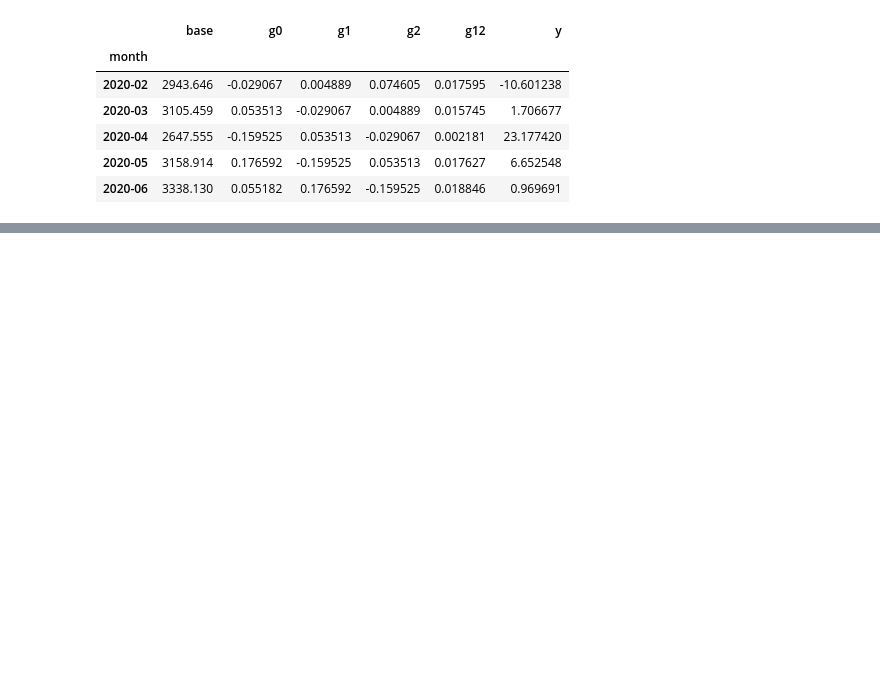
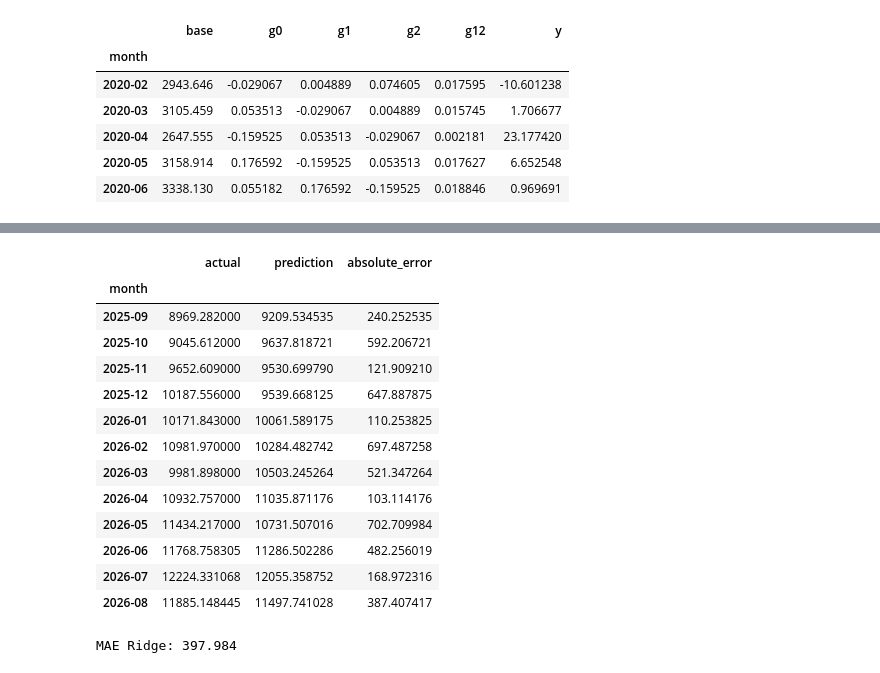
Before and after one commit to venskovalentin/belarus_dollarization_paper, a Jupyter notebook: notebooks/research_notebook.ipynb, the cells around one changed output, grey strips where cells are left out. Saved outputs shown, nothing was run; the diff lists cells and outputs as text; code cells hidden in the pictures; blank space fills up the shorter version.

```diff
--- a/notebooks/research_notebook.ipynb
+++ b/notebooks/research_notebook.ipynb
@@ -325,0 +414,56 @@ design.loc["2020-02":].head()
+# %%
+origins = pd.period_range("2025-08", "2026-07", freq="M")
+results = []
+
+for origin in origins:
+    train = design.loc[
+        (design.index + 1 <= origin - 1) & design["y"].notna()
+    ].copy()
+
+    model = make_pipeline(
+        StandardScaler(),
+        Ridge(alpha=1),
+    )
+    model.fit(train[features], train["y"])
+
+    X_predict = design.loc[[origin], features]
+    predicted_growth = model.predict(X_predict)[0]
+
+    base = design.loc[origin, "base"]
+    predicted_stock = base * np.exp(predicted_growth / 100)
+
+    actual_growth = design.loc[origin, "y"]
+    actual_stock = base * np.exp(actual_growth / 100)
+
+    results.append({
+        "month": origin + 1,
+        "actual": actual_stock,
+        "prediction": predicted_stock,
+    })
+
+ridge_results = pd.DataFrame(results).set_index("month")
+
+ridge_results["absolute_error"] = (
+    ridge_results["actual"] - ridge_results["prediction"]
+).abs()
+
+ridge_mae = ridge_results["absolute_error"].mean()
+
+display(ridge_results)
+print(f"MAE Ridge: {ridge_mae:.3f}")
+# %% [output]
+|  | actual | prediction | absolute_error |
+| month |  |  |  |
+| 2025-09 | 8969.282000 | 9209.534535 | 240.252535 |
+| 2025-10 | 9045.612000 | 9637.818721 | 592.206721 |
+| 2025-11 | 9652.609000 | 9530.699790 | 121.909210 |
+| 2025-12 | 10187.556000 | 9539.668125 | 647.887875 |
+| 2026-01 | 10171.843000 | 10061.589175 | 110.253825 |
+| 2026-02 | 10981.970000 | 10284.482742 | 697.487258 |
+| 2026-03 | 9981.898000 | 10503.245264 | 521.347264 |
+| 2026-04 | 10932.757000 | 11035.871176 | 103.114176 |
+| 2026-05 | 11434.217000 | 10731.507016 | 702.709984 |
+| 2026-06 | 11768.758305 | 11286.502286 | 482.256019 |
+| 2026-07 | 12224.331068 | 12055.358752 | 168.972316 |
+| 2026-08 | 11885.148445 | 11497.741028 | 387.407417 |
+MAE Ridge: 397.984
```
Also changed, not shown: parts of 5 cells of this notebook.
